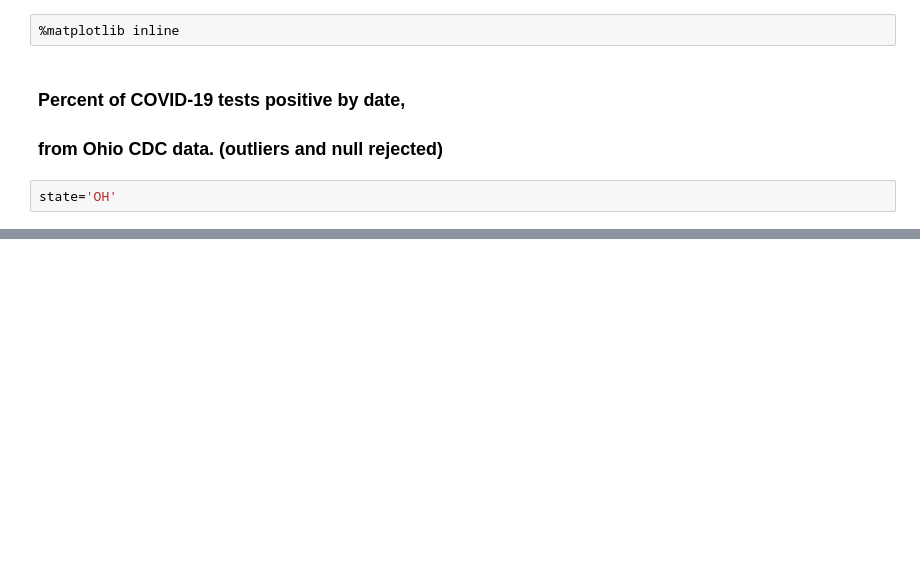
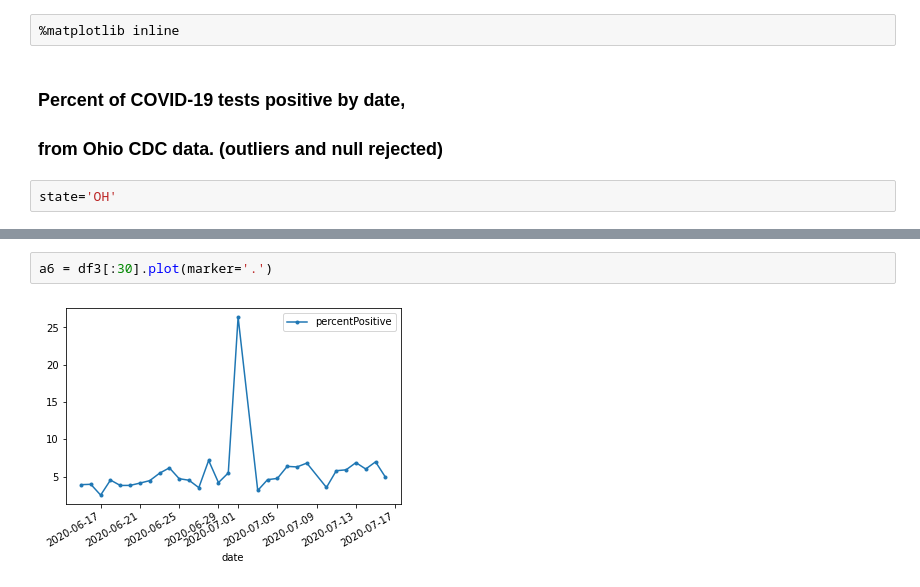
Before and after one commit to mpeaton/cvanal, a Jupyter notebook: COVID-19.ipynb, the cells around one changed output, grey strips where cells are left out. Cells and saved outputs as stored; diff of their text form; blank space fills up the shorter version.

```diff
--- a/COVID-19.ipynb
+++ b/COVID-19.ipynb
@@ -56,0 +66,4 @@ a4.figure.savefig('in_hospital',dpi=100)
+# %%
+a6 = df3[:30].plot(marker='.')
+# %% [output]
+[figure, added]
```
Also changed, not shown: parts of 10 cells of this notebook, 1 other file.
